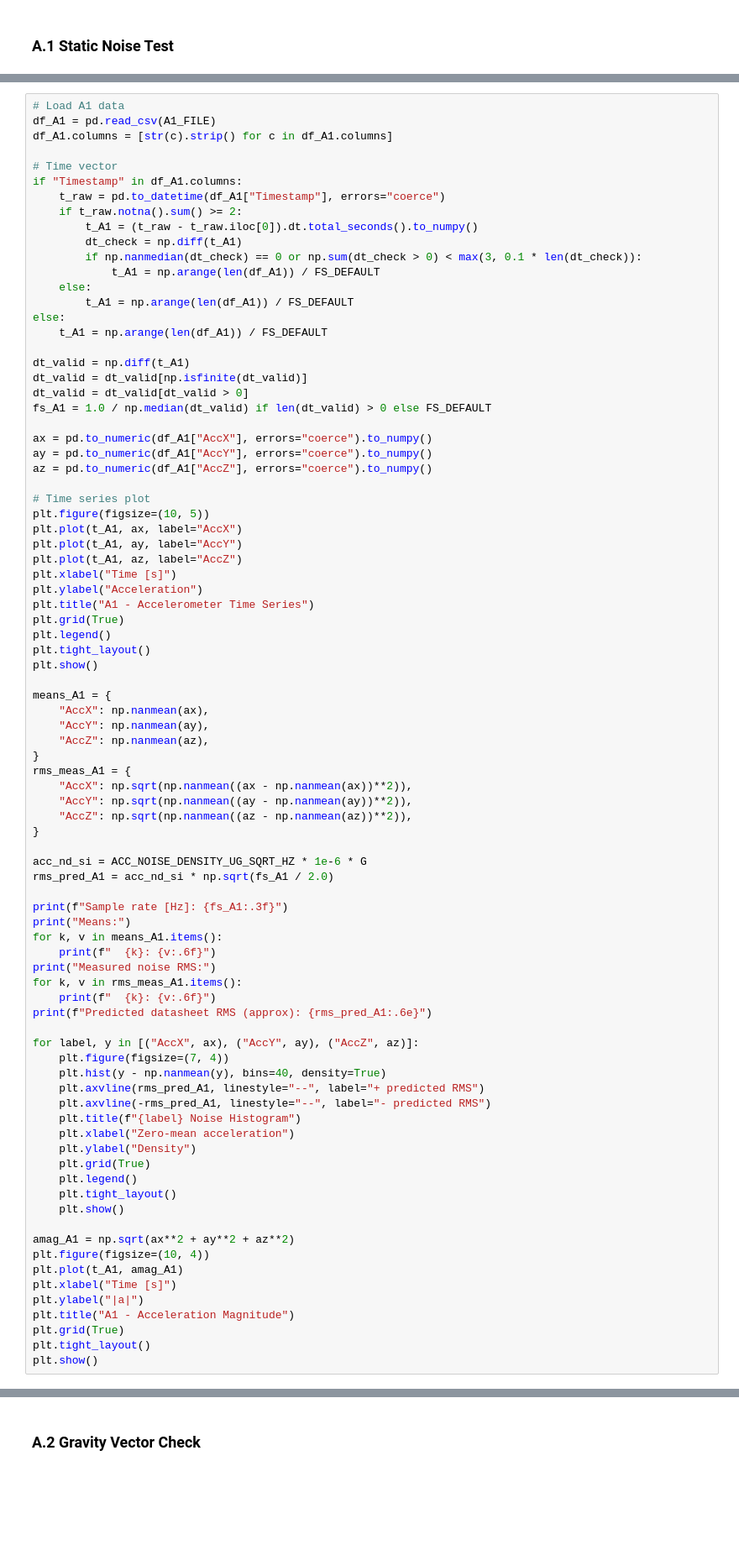
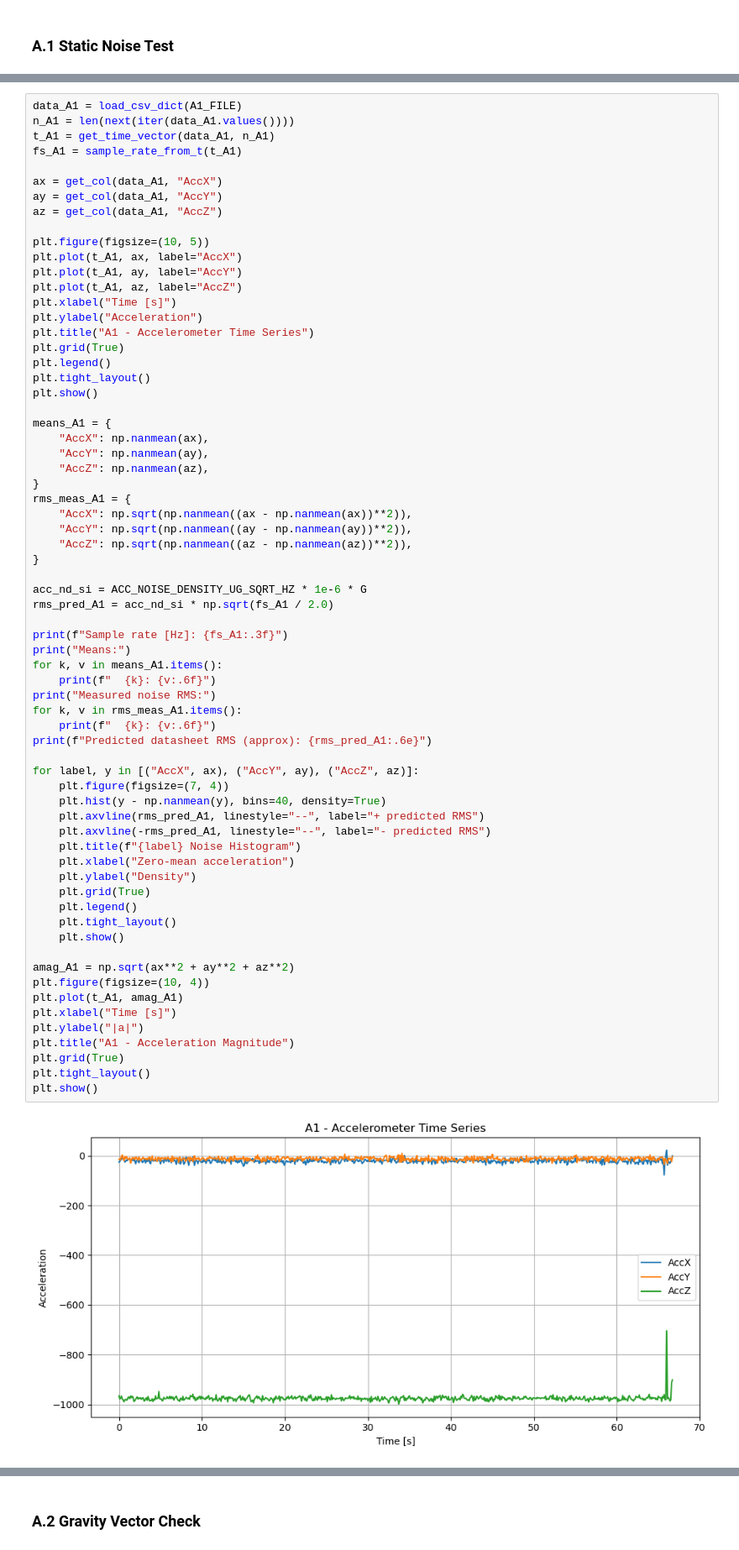
Before and after one commit to markus-gokan/MAE223_Team6, a Jupyter notebook: Full_Notebook.ipynb, the cells around one changed output, grey strips where cells are left out. Shown at 84% size. Drawn from its saved outputs; the diff is of its cells as text; blank space fills up the shorter version.

```diff
--- a/Full_Notebook.ipynb
+++ b/Full_Notebook.ipynb
@@ -24,31 +68,13 @@ GYR_NOISE_DENSITY_DPS_SQRT_HZ = 0.015
 # %%
-# Load A1 data
-df_A1 = pd.read_csv(A1_FILE)
-df_A1.columns = [str(c).strip() for c in df_A1.columns]
+data_A1 = load_csv_dict(A1_FILE)
+n_A1 = len(next(iter(data_A1.values())))
+t_A1 = get_time_vector(data_A1, n_A1)
+fs_A1 = sample_rate_from_t(t_A1)
 
-# Time vector
-if "Timestamp" in df_A1.columns:
-    t_raw = pd.to_datetime(df_A1["Timestamp"], errors="coerce")
-    if t_raw.notna().sum() >= 2:
-        t_A1 = (t_raw - t_raw.iloc[0]).dt.total_seconds().to_numpy()
-        dt_check = np.diff(t_A1)
-        if np.nanmedian(dt_check) == 0 or np.sum(dt_check > 0) < max(3, 0.1 * len(dt_check)):
-            t_A1 = np.arange(len(df_A1)) / FS_DEFAULT
-    else:
-        t_A1 = np.arange(len(df_A1)) / FS_DEFAULT
-else:
-    t_A1 = np.arange(len(df_A1)) / FS_DEFAULT
+ax = get_col(data_A1, "AccX")
+ay = get_col(data_A1, "AccY")
+az = get_col(data_A1, "AccZ")
 
-dt_valid = np.diff(t_A1)
-dt_valid = dt_valid[np.isfinite(dt_valid)]
-dt_valid = dt_valid[dt_valid > 0]
-fs_A1 = 1.0 / np.median(dt_valid) if len(dt_valid) > 0 else FS_DEFAULT
-
-ax = pd.to_numeric(df_A1["AccX"], errors="coerce").to_numpy()
-ay = pd.to_numeric(df_A1["AccY"], errors="coerce").to_numpy()
-az = pd.to_numeric(df_A1["AccZ"], errors="coerce").to_numpy()
-
-# Time series plot
 plt.figure(figsize=(10, 5))
 plt.plot(t_A1, ax, label="AccX")
 plt.plot(t_A1, ay, label="AccY")
@@ -79,30 +105,32 @@ print(f"Sample rate [Hz]: {fs_A1:.3f}")
 print("Means:")
 for k, v in means_A1.items():
     print(f"  {k}: {v:.6f}")
 print("Measured noise RMS:")
 for k, v in rms_meas_A1.items():
     print(f"  {k}: {v:.6f}")
 print(f"Predicted datasheet RMS (approx): {rms_pred_A1:.6e}")
 
 for label, y in [("AccX", ax), ("AccY", ay), ("AccZ", az)]:
     plt.figure(figsize=(7, 4))
     plt.hist(y - np.nanmean(y), bins=40, density=True)
     plt.axvline(rms_pred_A1, linestyle="--", label="+ predicted RMS")
     plt.axvline(-rms_pred_A1, linestyle="--", label="- predicted RMS")
     plt.title(f"{label} Noise Histogram")
     plt.xlabel("Zero-mean acceleration")
     plt.ylabel("Density")
     plt.grid(True)
     plt.legend()
     plt.tight_layout()
     plt.show()
 
 amag_A1 = np.sqrt(ax**2 + ay**2 + az**2)
 plt.figure(figsize=(10, 4))
 plt.plot(t_A1, amag_A1)
 plt.xlabel("Time [s]")
 plt.ylabel("|a|")
 plt.title("A1 - Acceleration Magnitude")
 plt.grid(True)
 plt.tight_layout()
 plt.show()
+# %% [output]
+[figure, added]
```
Also changed, not shown: parts of 24 cells of this notebook.
